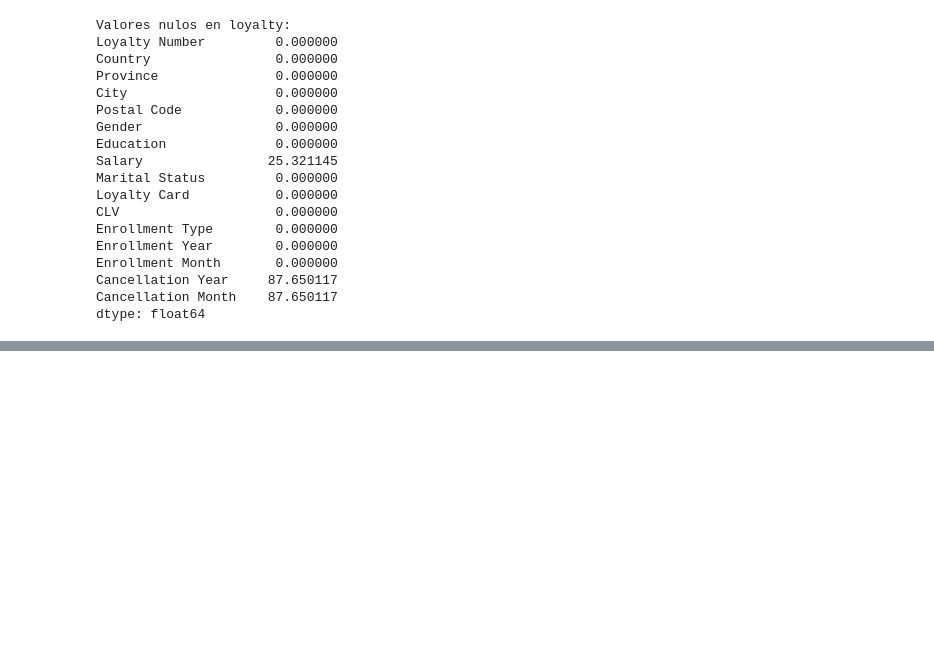
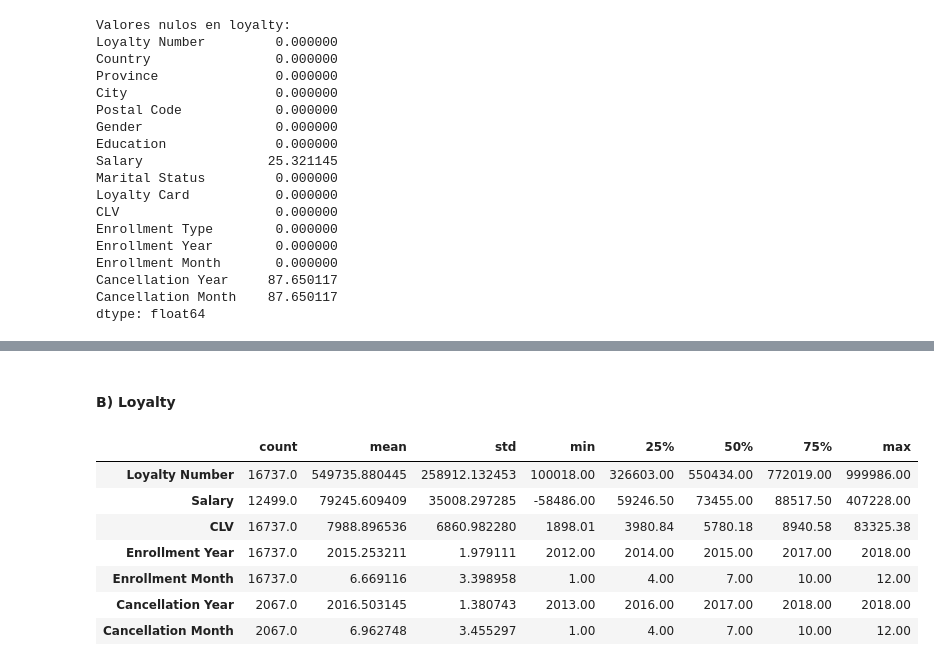
Before and after one commit to Adalab/bda-modulo-3-evaluacion-final-TeresaAdalab, a Jupyter notebook: Evaluacion Final Modulo 3.ipynb, the cells around one changed output, grey strips where cells are left out. Cells and saved outputs as stored; diff of their text form; code cells hidden in the pictures; blank space fills up the shorter version.

```diff
--- a/Evaluacion Final Modulo 3.ipynb
+++ b/Evaluacion Final Modulo 3.ipynb
@@ -280,0 +339,13 @@ dtype: float64
+# %% [markdown]
+#### B) Loyalty
+# %%
+loyalty.describe().T
+# %% [output]
+|  | count | mean | std | min | 25% | 50% | 75% | max |
+| Loyalty Number | 16737.0 | 549735.880445 | 258912.132453 | 100018.00 | 326603.00 | 550434.00 | 772019.00 | 999986.00 |
+| Salary | 12499.0 | 79245.609409 | 35008.297285 | -58486.00 | 59246.50 | 73455.00 | 88517.50 | 407228.00 |
+| CLV | 16737.0 | 7988.896536 | 6860.982280 | 1898.01 | 3980.84 | 5780.18 | 8940.58 | 83325.38 |
+| Enrollment Year | 16737.0 | 2015.253211 | 1.979111 | 2012.00 | 2014.00 | 2015.00 | 2017.00 | 2018.00 |
+| Enrollment Month | 16737.0 | 6.669116 | 3.398958 | 1.00 | 4.00 | 7.00 | 10.00 | 12.00 |
+| Cancellation Year | 2067.0 | 2016.503145 | 1.380743 | 2013.00 | 2016.00 | 2017.00 | 2018.00 | 2018.00 |
+| Cancellation Month | 2067.0 | 6.962748 | 3.455297 | 1.00 | 4.00 | 7.00 | 10.00 | 12.00 |
```
Also changed, not shown: parts of 13 cells of this notebook.
